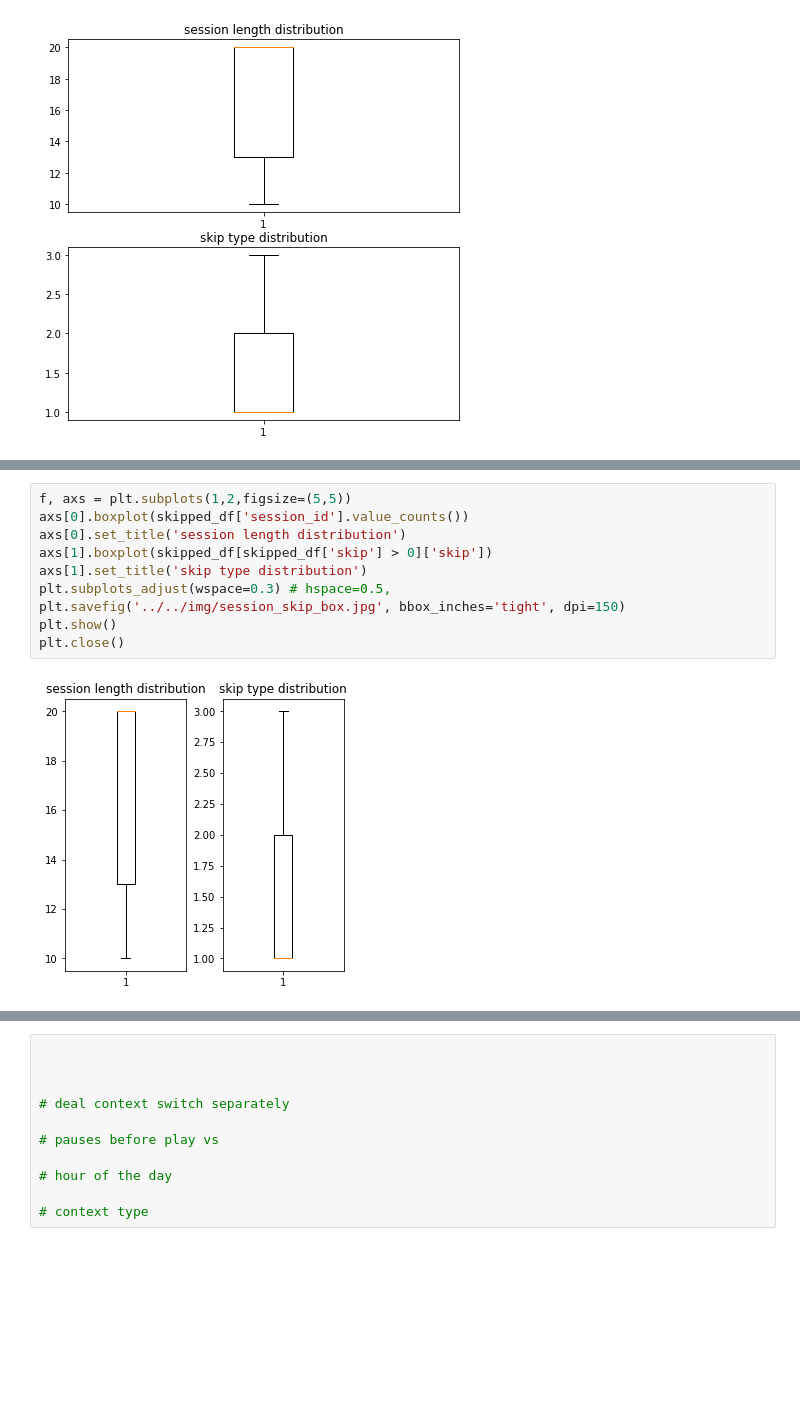
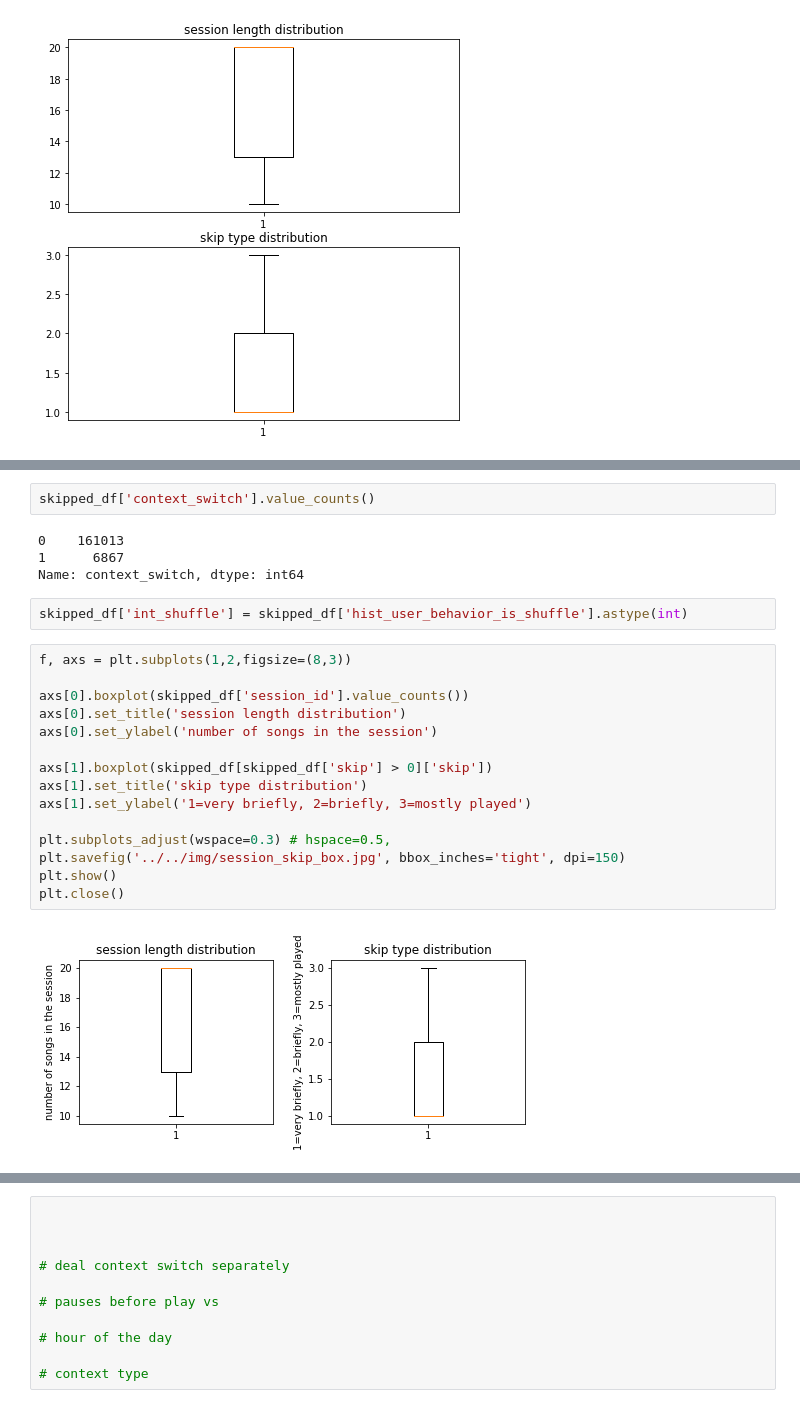
Before and after one commit to stoic-devv/spotify-causal-inference, a Jupyter notebook: src/eda/eda-adityak.ipynb, the cells around one changed output, grey strips where cells are left out. Drawn from its saved outputs; the diff is of its cells as text; blank space fills up the shorter version.

```diff
--- a/src/eda/eda-adityak.ipynb
+++ b/src/eda/eda-adityak.ipynb
@@ -173,12 +183,25 @@ plt.show()
+# %%
+skipped_df['context_switch'].value_counts()
+# %% [output]
+0    161013
+1      6867
+Name: context_switch, dtype: int64
+# %%
+skipped_df['int_shuffle'] = skipped_df['hist_user_behavior_is_shuffle'].astype(int)
 # %%
-f, axs = plt.subplots(1,2,figsize=(5,5))
+f, axs = plt.subplots(1,2,figsize=(8,3))
+
 axs[0].boxplot(skipped_df['session_id'].value_counts())
 axs[0].set_title('session length distribution')
+axs[0].set_ylabel('number of songs in the session')
+
 axs[1].boxplot(skipped_df[skipped_df['skip'] > 0]['skip'])
 axs[1].set_title('skip type distribution')
+axs[1].set_ylabel('1=very briefly, 2=briefly, 3=mostly played')
+
 plt.subplots_adjust(wspace=0.3) # hspace=0.5,
 plt.savefig('../../img/session_skip_box.jpg', bbox_inches='tight', dpi=150)
 plt.show()
 plt.close()
 # %% [output]
-[figure, old version]
+[figure, new version]
```
Also changed, not shown: parts of 10 cells of this notebook.
